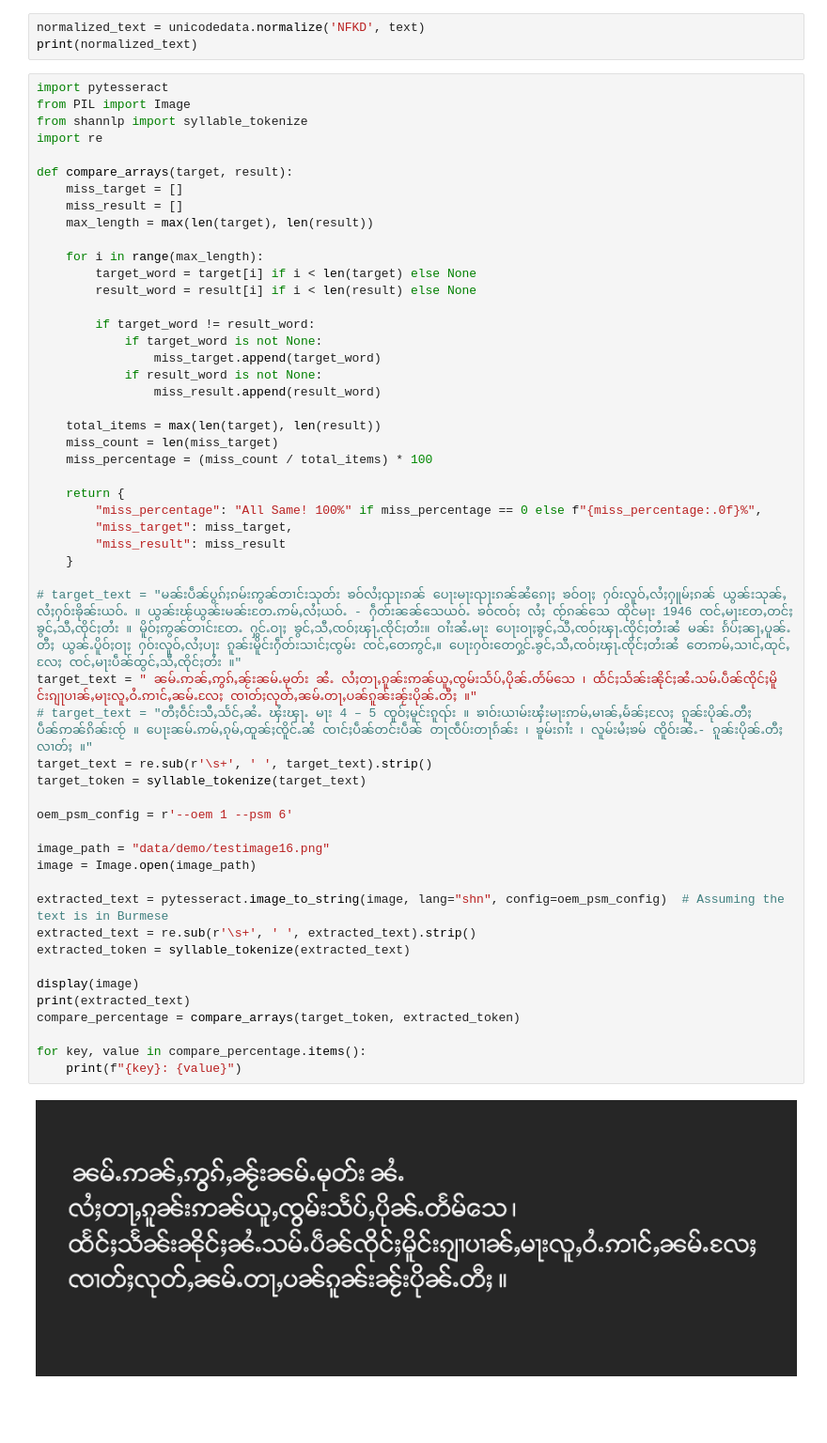
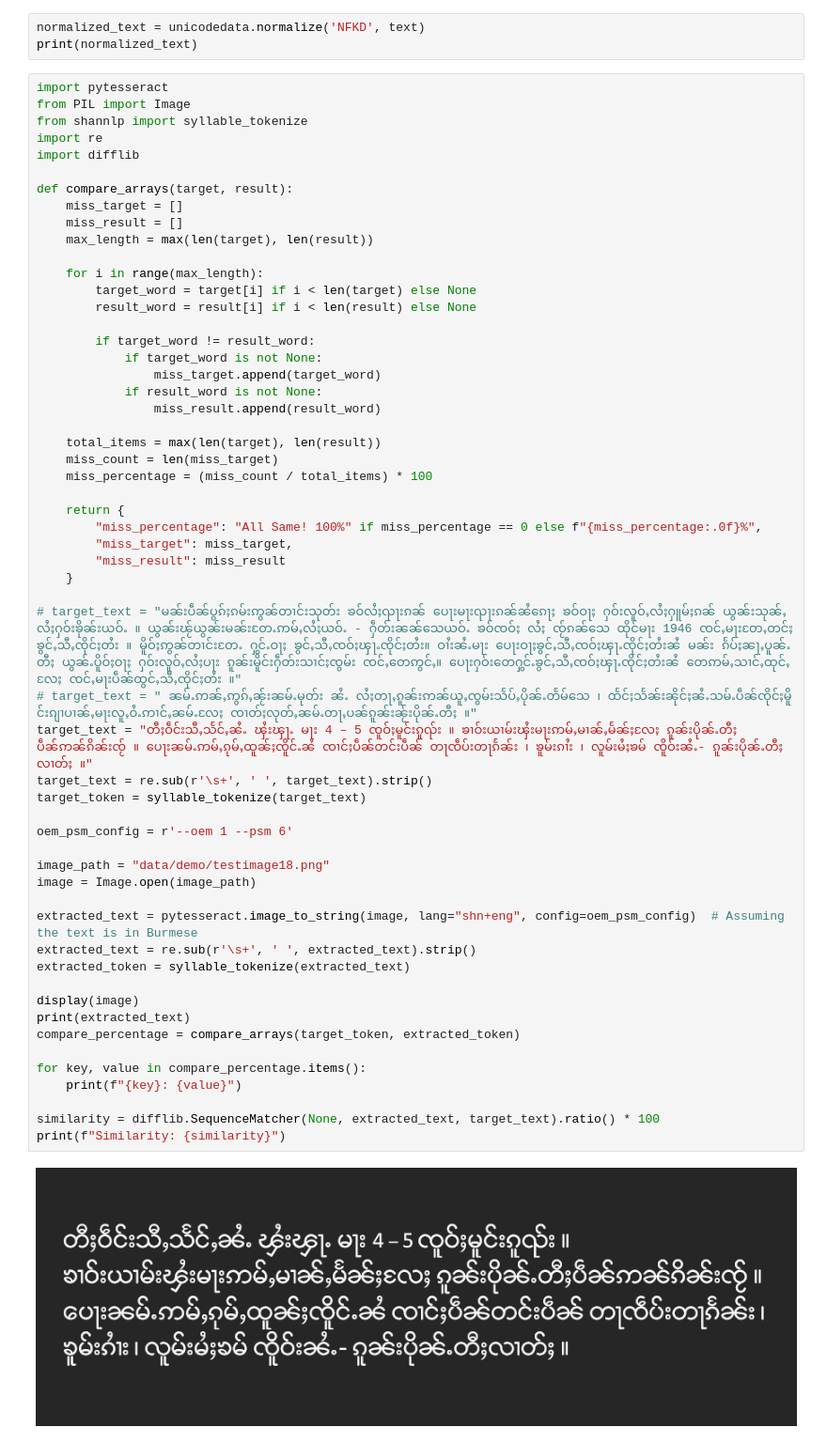
Before and after one commit to NoerNova/tesstrain-shn, a Jupyter notebook: labs.ipynb, the cells around one changed output. Shown at 94% size. Saved outputs shown, nothing was run; the diff lists cells and outputs as text; blank space fills up the shorter version.

```diff
--- a/labs.ipynb
+++ b/labs.ipynb
@@ -17,6 +17,7 @@ import pytesseract
 from PIL import Image
 from shannlp import syllable_tokenize
 import re
+import difflib
 
 def compare_arrays(target, result):
     miss_target = []
@@ -34,35 +35,38 @@ def compare_arrays(target, result):
                 miss_result.append(result_word)
 
     total_items = max(len(target), len(result))
     miss_count = len(miss_target)
     miss_percentage = (miss_count / total_items) * 100
 
     return {
         "miss_percentage": "All Same! 100%" if miss_percentage == 0 else f"{miss_percentage:.0f}%",
         "miss_target": miss_target,
         "miss_result": miss_result
     }
 
 # target_text = "မၼ်းပဵၼ်ပွၵ်ႈၵမ်းဢွၼ်တၢင်းသုတ်း ၶဝ်လႆႈၺႃးၵၼ် ပေႃးမႃးၺႃးၵၼ်ၼႆၵေႃႈ ၶဝ်ဝႃႈ ႁဝ်းလူဝ်ႇလႆႈႁူမ်ႈၵၼ် ယွၼ်းသုၼ်ႇလႆႈႁဝ်းၶိုၼ်းယဝ်ႉ ။ ယွၼ်းၽႂ်ယွၼ်းမၼ်းတႄႉဢမ်ႇလႆႈယဝ်ႉ - ႁဵတ်းၼၼ်သေယဝ်ႉ ၶဝ်ၸဝ်ႈ လႆႈ ၸႂ်ၵၼ်သေ ထိုင်မႃး 1946 ၸင်ႇမႃးတႄႇတင်ႈ ၶွင်ႇသီႇၸိုင်ႈတႆး ။ မိူဝ်ႈဢွၼ်တၢင်းတႄႉ ႁွင်ႉဝႃႈ ၶွင်ႇသီႇၸဝ်ႈၾႃႉၸိုင်ႈတႆး။ ဝၢႆးၼႆႉမႃး ပေႃးဝႃႈၶွင်ႇသီႇၸဝ်ႈၾႃႉၸိုင်ႈတႆးၼႆ မၼ်း ၵႅပ်ႈၼႃႇပူၼ်ႉတီႈ ယွၼ်ႉပိူဝ်ႈဝႃႈ ႁဝ်းလူဝ်ႇလႆႈပႃး ၵူၼ်းမိူင်းႁဵတ်းသၢင်ႈၸွမ်း ၸင်ႇတေဢွင်ႇ။ ပေႃးႁဝ်းတေႁွင်ႉၶွင်ႇသီႇၸဝ်ႈၾႃႉၸိုင်ႈတႆးၼႆ တေဢမ်ႇသၢင်ႇထုင်ႇလႄႈ ၸင်ႇမႃးပဵၼ်ထွင်ႇသီႇၸိုင်ႈတႆး ။"
-target_text = " ၼမ်ႉဢၼ်ႇဢွၵ်ႇၼႂ်းၼမ်ႉမုတ်း ၼႆႉ လႆႈတႃႇၵူၼ်းဢၼ်ယူႇၸွမ်းသႅပ်ႇပိုၼ်ႉတႅမ်သေ ၊ ထႅင်ႈသႅၼ်းၼိုင်ႈၼႆႉသမ်ႉပဵၼ်ၸိုင်ႈမိူင်းၵျႃပၢၼ်ႇမႃးလူႇဝႆႉဢၢင်ႇၼမ်ႉလႄႈ ၸၢတ်ႈလုတ်ႇၼမ်ႉတႃႇပၼ်ၵူၼ်းၼႂ်းပိုၼ်ႉတီႈ ။"
-# target_text = "တီႈဝဵင်းသီႇသႅင်ႇၼႆႉ ၾႆးၾႃႉ မႃး 4 – 5 ၸူဝ်ႈမူင်းၵူၺ်း ။ ၶၢဝ်းယၢမ်းၾႆးမႃးဢမ်ႇမၢၼ်ႇမႅၼ်ႈလႄႈ ၵူၼ်းပိုၼ်ႉတီႈပဵၼ်ဢၼ်ၵိၼ်းၸႂ် ။ ပေႃးၼမ်ႉဢမ်ႇၵုမ်ႇထူၼ်ႈၸိူင်ႉၼႆ ၸၢင်ႈပဵၼ်တင်းပဵၼ် တႃၸဵပ်းတႃၵႅၼ်း ၊ ၶူမ်းၵၢႆး ၊ လူမ်းမႆႈၶမ် ၸိူဝ်းၼႆႉ- ၵူၼ်းပိုၼ်ႉတီႈလၢတ်ႈ ။"
+# target_text = " ၼမ်ႉဢၼ်ႇဢွၵ်ႇၼႂ်းၼမ်ႉမုတ်း ၼႆႉ လႆႈတႃႇၵူၼ်းဢၼ်ယူႇၸွမ်းသႅပ်ႇပိုၼ်ႉတႅမ်သေ ၊ ထႅင်ႈသႅၼ်းၼိုင်ႈၼႆႉသမ်ႉပဵၼ်ၸိုင်ႈမိူင်းၵျၢပၢၼ်ႇမႃးလူႇဝႆႉဢၢင်ႇၼမ်ႉလႄႈ ၸၢတ်ႈလုတ်ႇၼမ်ႉတႃႇပၼ်ၵူၼ်းၼႂ်းပိုၼ်ႉတီႈ ။"
+target_text = "တီႈဝဵင်းသီႇသႅင်ႇၼႆႉ ၾႆးၾႃႉ မႃး 4 – 5 ၸူဝ်ႈမူင်းၵူၺ်း ။ ၶၢဝ်းယၢမ်းၾႆးမႃးဢမ်ႇမၢၼ်ႇမႅၼ်ႈလႄႈ ၵူၼ်းပိုၼ်ႉတီႈပဵၼ်ဢၼ်ၵိၼ်းၸႂ် ။ ပေႃးၼမ်ႉဢမ်ႇၵုမ်ႇထူၼ်ႈၸိူင်ႉၼႆ ၸၢင်ႈပဵၼ်တင်းပဵၼ် တႃၸဵပ်းတႃၵႅၼ်း ၊ ၶူမ်းၵၢႆး ၊ လူမ်းမႆႈၶမ် ၸိူဝ်းၼႆႉ- ၵူၼ်းပိုၼ်ႉတီႈလၢတ်ႈ ။"
 target_text = re.sub(r'\s+', ' ', target_text).strip()
 target_token = syllable_tokenize(target_text)
 
 oem_psm_config = r'--oem 1 --psm 6'
 
-image_path = "data/demo/testimage16.png"
+image_path = "data/demo/testimage18.png"
 image = Image.open(image_path)
 
-extracted_text = pytesseract.image_to_string(image, lang="shn", config=oem_psm_config)  # Assuming the text is in Burmese
+extracted_text = pytesseract.image_to_string(image, lang="shn+eng", config=oem_psm_config)  # Assuming the text is in Burmese
 extracted_text = re.sub(r'\s+', ' ', extracted_text).strip()
 extracted_token = syllable_tokenize(extracted_text)
 
 display(image)
 print(extracted_text)
 compare_percentage = compare_arrays(target_token, extracted_token)
 
 for key, value in compare_percentage.items():
     print(f"{key}: {value}")
+
+similarity = difflib.SequenceMatcher(None, extracted_text, target_text).ratio() * 100
+print(f"Similarity: {similarity}")
 # %% [output]
-[figure, old version]
+[figure, new version]
```
Also changed, not shown: parts of 2 cells of this notebook, 2 other files.
